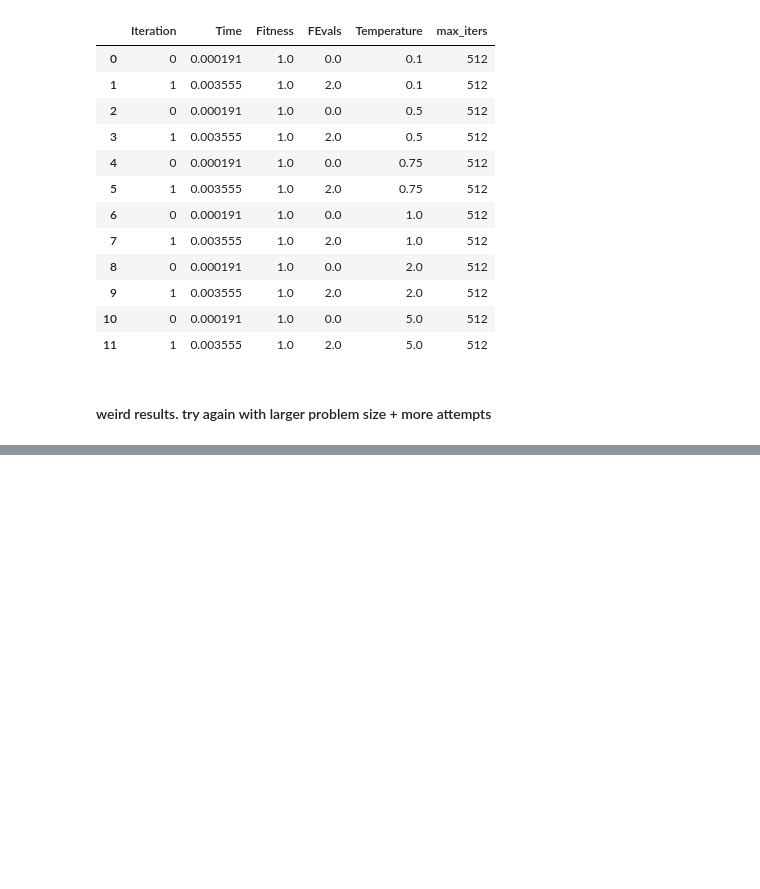
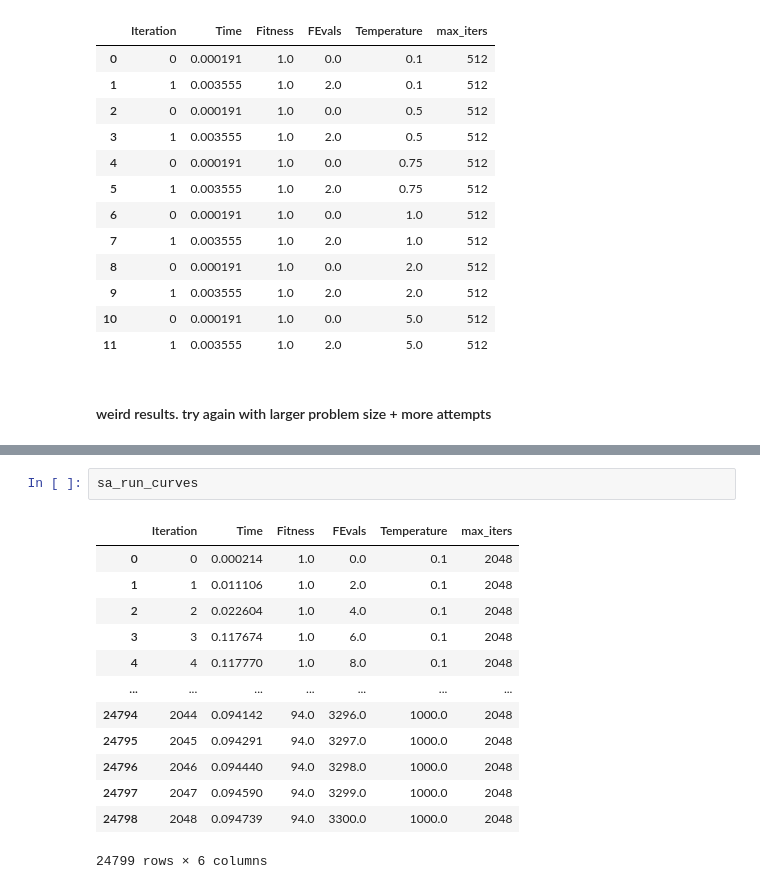
Before and after one commit to melodyyu/cs7641-a2-optimization, a Jupyter notebook: 4peaks_optimization.ipynb, the cells around one changed output, grey strips where cells are left out. Cells and saved outputs as stored; diff of their text form; blank space fills up the shorter version.

```diff
--- a/4peaks_optimization.ipynb
+++ b/4peaks_optimization.ipynb
@@ -646,0 +688,16 @@ sa_run_stats
+# %%
+sa_run_curves
+# %% [output]
+|  | Iteration | Time | Fitness | FEvals | Temperature | max_iters |
+| 0 | 0 | 0.000214 | 1.0 | 0.0 | 0.1 | 2048 |
+| 1 | 1 | 0.011106 | 1.0 | 2.0 | 0.1 | 2048 |
+| 2 | 2 | 0.022604 | 1.0 | 4.0 | 0.1 | 2048 |
+| 3 | 3 | 0.117674 | 1.0 | 6.0 | 0.1 | 2048 |
+| 4 | 4 | 0.117770 | 1.0 | 8.0 | 0.1 | 2048 |
+| ... | ... | ... | ... | ... | ... | ... |
+| 24794 | 2044 | 0.094142 | 94.0 | 3296.0 | 1000.0 | 2048 |
+| 24795 | 2045 | 0.094291 | 94.0 | 3297.0 | 1000.0 | 2048 |
+| 24796 | 2046 | 0.094440 | 94.0 | 3298.0 | 1000.0 | 2048 |
+| 24797 | 2047 | 0.094590 | 94.0 | 3299.0 | 1000.0 | 2048 |
+| 24798 | 2048 | 0.094739 | 94.0 | 3300.0 | 1000.0 | 2048 |
+24799 rows × 6 columns
```
Also changed, not shown: parts of 11 cells of this notebook.
